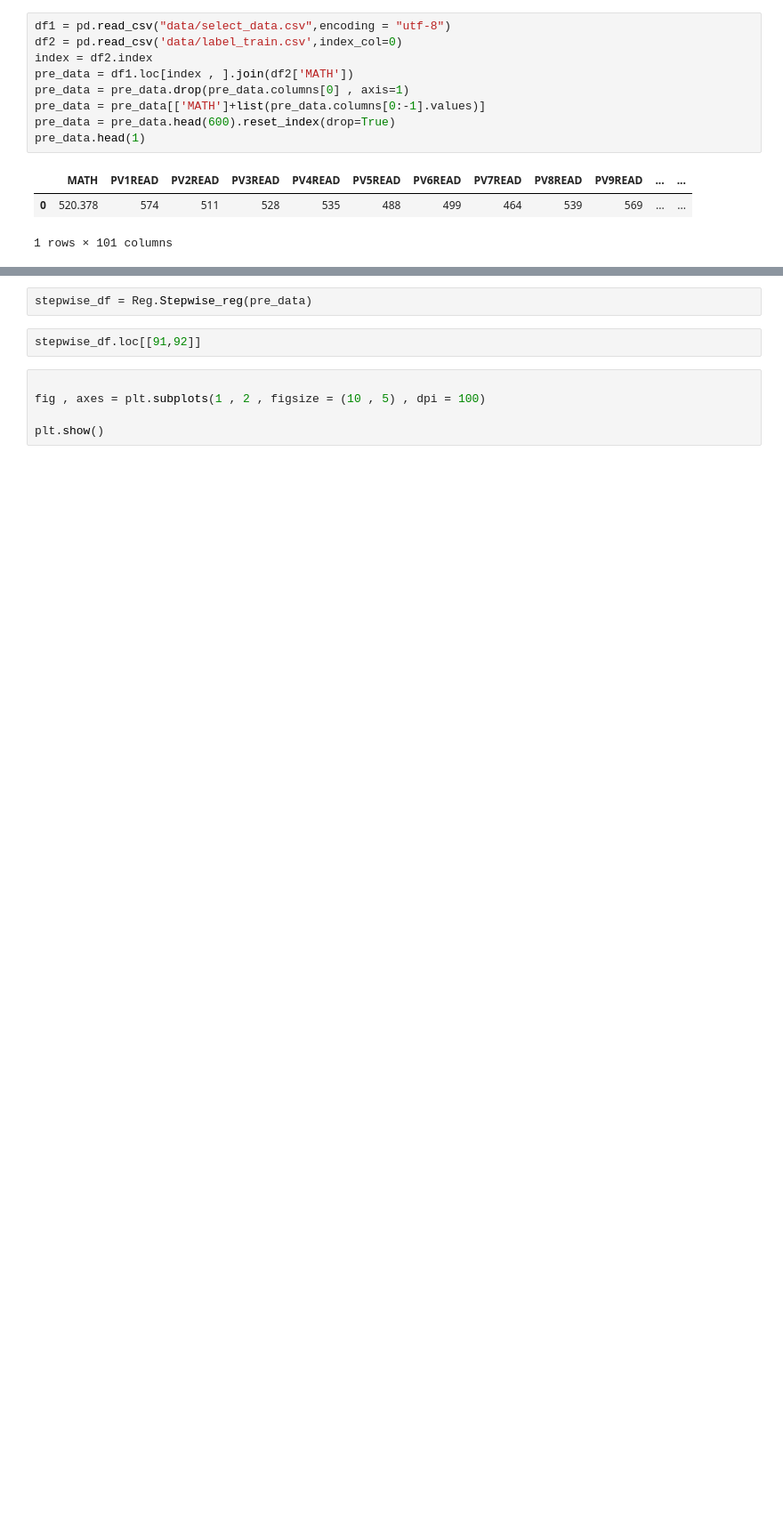
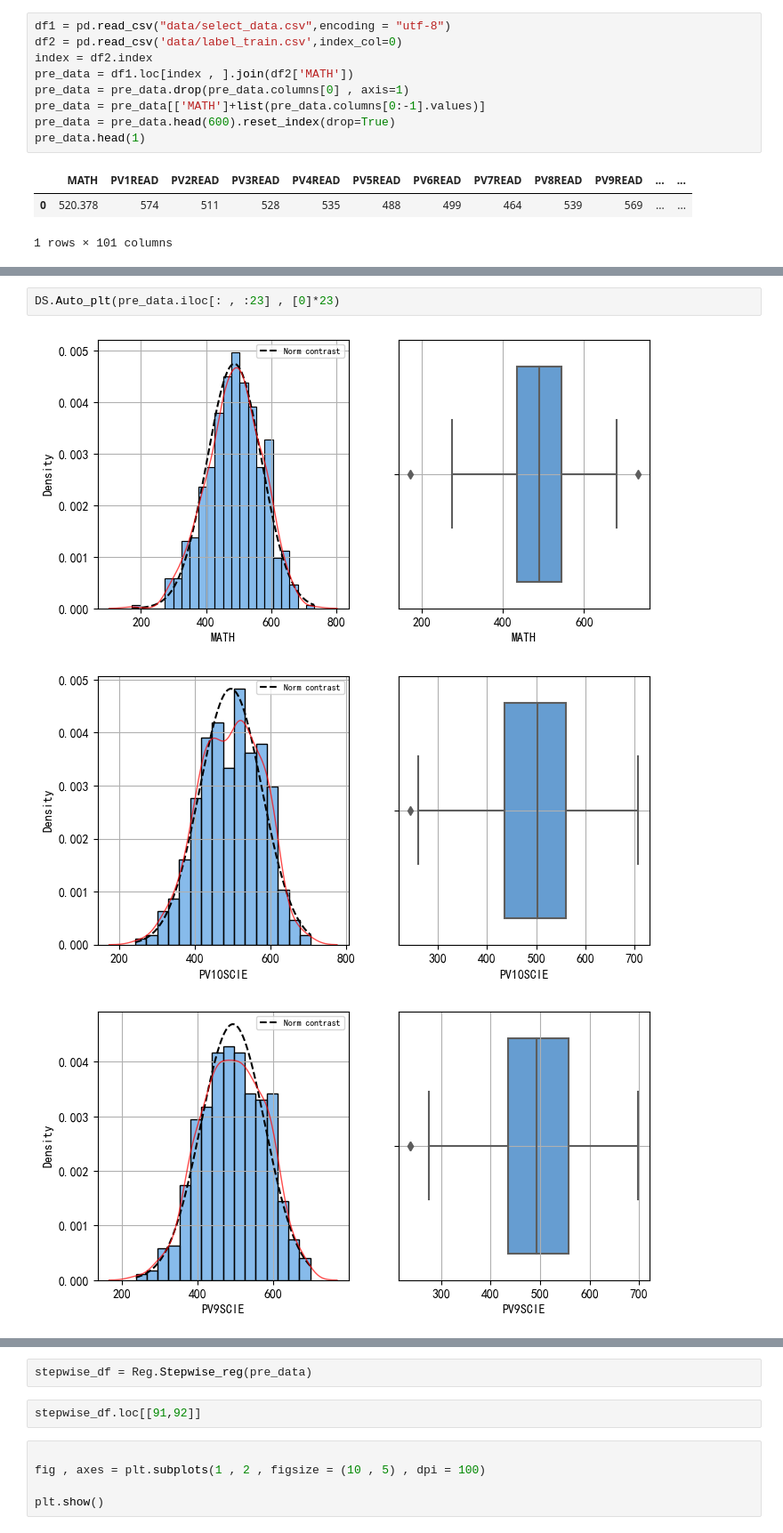
Before and after one commit to CiscoXY/DataAutomationAndPreviewBasedOnPython, a Jupyter notebook: 用PISA测试.ipynb, the cells around one changed output, grey strips where cells are left out. Shown: that part at 89% size. Saved outputs shown, nothing was run; the diff lists cells and outputs as text; blank space fills up the shorter version.

```diff
--- a/用PISA测试.ipynb
+++ b/用PISA测试.ipynb
@@ -52,0 +42,6 @@ DS.Three_dim_autoplt(pre_data[['MATH' , 'PV1READ' , 'PV2READ']] , dataclass = [0
+# %%
+DS.Auto_plt(pre_data.iloc[: , :23] , [0]*23)
+# %% [output]
+[figure, added]
+[figure, added]
+[figure, added]
```
Also changed, not shown: parts of 3 cells of this notebook, 25 other files.
